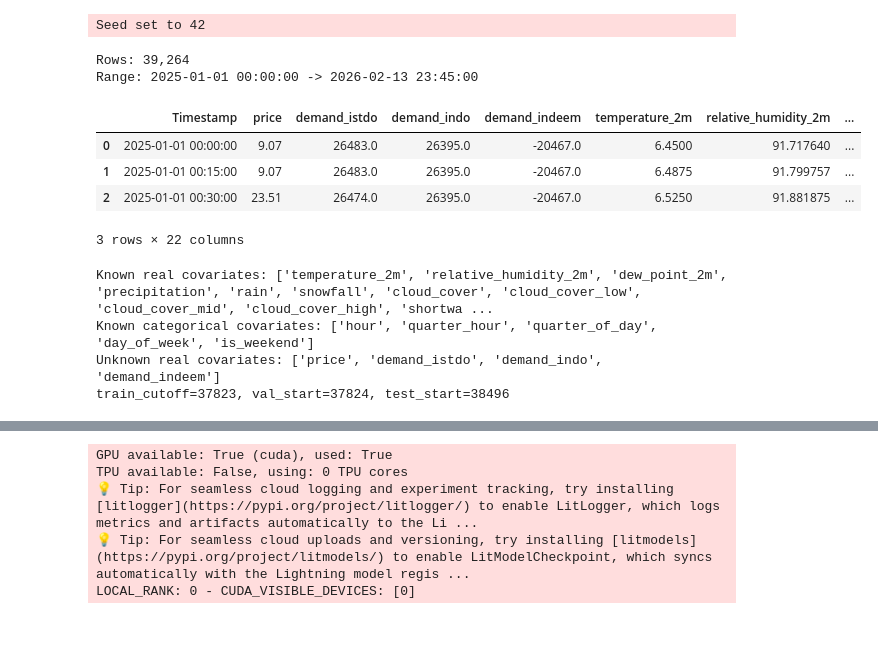
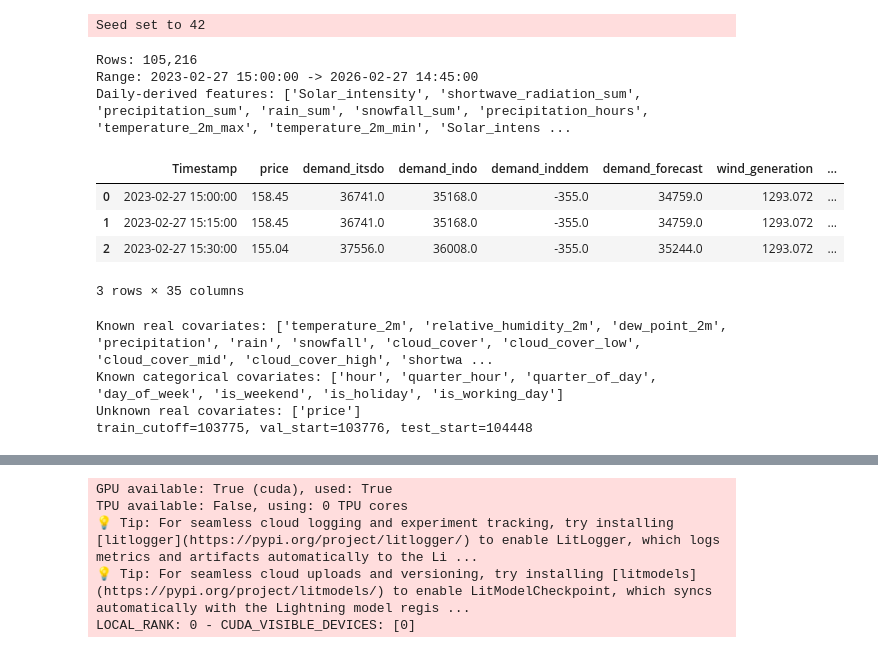
Before and after one commit to yasminejune/pv_bess_optimiser, a Jupyter notebook: src/ors/services/prediction/tft_day_ahead_15min_forecasting.ipynb, the cells around one changed output, grey strips where cells are left out. Cells and saved outputs as stored; diff of their text form; code cells hidden in the pictures.

```diff
--- a/src/ors/services/prediction/tft_day_ahead_15min_forecasting.ipynb
+++ b/src/ors/services/prediction/tft_day_ahead_15min_forecasting.ipynb
@@ -37,8 +40,9 @@ Seed set to 42
 # %%
 PROJECT_ROOT = Path.cwd().parent.parent.parent.parent
 PRICE_PATH = PROJECT_ROOT / "data" / "price_data.csv"
-WEATHER_PATH = PROJECT_ROOT / "data" / "historical_hourly_2025.csv"
+WEATHER_PATH = PROJECT_ROOT / "data" / "historical_hourly_2023_2025.csv"
 OUTPUT_PATH = PROJECT_ROOT / "Prediction" / "tft_day_ahead_24h_15min.csv"
+WEATHER_DAILY = PROJECT_ROOT / "data" / "historical_daily_2023_2025.csv"
 
 # 15-minute base series
 price_df = pd.read_csv(PRICE_PATH)
@@ -47,7 +51,7 @@ price_df[ts_col] = pd.to_datetime(price_df[ts_col], utc=True, errors="coerce").d
 price_df = price_df.rename(columns={ts_col: "Timestamp"})
 price_df = price_df.sort_values("Timestamp").drop_duplicates("Timestamp")
 
-base_cols = [c for c in ["Timestamp", "price", "demand_istdo", "demand_indo", "demand_indeem"] if c in price_df.columns]
+base_cols = [c for c in ["Timestamp", "price", "demand_itsdo", "demand_indo", "demand_inddem", "demand_forecast", "wind_generation", "solar_generation", "margin_daily_forecast"] if c in price_df.columns]
 price_df = price_df[base_cols]
 
 full_index = pd.date_range(price_df["Timestamp"].min(), price_df["Timestamp"].max(), freq="15min")
@@ -72,47 +76,77 @@ weather_df = weather_df[["WeatherTimestamp"] + hourly_keep]
 
 weather_df = weather_df.set_index("WeatherTimestamp")
 weather_15min_index = pd.date_range(price_df["Timestamp"].min(), price_df["Timestamp"].max(), freq="15min")
 weather_15min = weather_df.reindex(weather_15min_index)
 
 numeric_weather_cols = [c for c in weather_15min.columns if c != "weather_code"]
 if numeric_weather_cols:
     weather_15min[numeric_weather_cols] = weather_15min[numeric_weather_cols].interpolate(
         method="time", limit_direction="both"
     )
 
 if "weather_code" in weather_15min.columns:
     weather_15min["weather_code"] = weather_15min["weather_code"].ffill().bfill()
 
 weather_15min = weather_15min.reset_index().rename(columns={"index": "Timestamp"})
 df = price_df.merge(weather_15min, on="Timestamp", how="left")
 
+# Daily weather/sun features -> 15-minute features (ETL-style Solar_intensity + daily numeric vars)
+daily_df = pd.read_csv(WEATHER_DAILY)
+d_ts = "date_utc" if "date_utc" in daily_df.columns else "Timestamp"
+daily_df[d_ts] = pd.to_datetime(daily_df[d_ts], utc=True, errors="coerce").dt.tz_convert(None)
+daily_df = daily_df.rename(columns={d_ts: "Timestamp"}).sort_values("Timestamp")
+
+if {"sunrise", "daylight_duration"}.issubset(daily_df.columns):
+    sunrise = pd.to_datetime(daily_df["sunrise"], errors="coerce").dt.tz_localize(None)
+    day_length_hours = daily_df["daylight_duration"] / 3600.0
+    safe_day_length = day_length_hours.replace(0, np.nan)
+    solar_noon_dt = sunrise + pd.to_timedelta(day_length_hours / 2, unit="h")
+    hours = (daily_df["Timestamp"] - solar_noon_dt) / np.timedelta64(1, "h")
+    daily_df["Solar_intensity"] = np.maximum(0, np.cos(hours * np.pi / safe_day_length)).fillna(0.0)
+
+excluded_daily_cols = {"Timestamp", "sunrise", "sunset", "daylight_duration", "sunshine_duration"}
+daily_numeric = [c for c in daily_df.columns if c not in excluded_daily_cols and pd.api.types.is_numeric_dtype(daily_df[c])]
+
+daily_features = daily_df[["Timestamp"] + daily_numeric].drop_duplicates("Timestamp")
+daily_features = daily_features.set_index("Timestamp")
+daily_15min = daily_features.reindex(weather_15min_index).ffill().bfill().reset_index()
+daily_15min = daily_15min.rename(columns={"index": "Timestamp"})
+
+df = df.merge(daily_15min, on="Timestamp", how="left")
+
 # Fill numeric gaps (demand / residual missing values)
 for col in df.columns:
     if col == "Timestamp":
         continue
     if pd.api.types.is_numeric_dtype(df[col]):
         df[col] = df[col].interpolate(limit_direction="both").ffill().bfill()
 
 df = df.dropna(subset=["Timestamp", "price"]).sort_values("Timestamp").reset_index(drop=True)
 
 print(f"Rows: {len(df):,}")
 print(f"Range: {df['Timestamp'].min()} -> {df['Timestamp'].max()}")
+print("Daily-derived features:", [c for c in ["Solar_intensity"] + daily_numeric if c in df.columns])
 display(df.head(3))
 # %% [output]
-Rows: 39,264
-Range: 2025-01-01 00:00:00 -> 2026-02-13 23:45:00
+Rows: 105,216
+Range: 2023-02-27 15:00:00 -> 2026-02-27 14:45:00
+Daily-derived features: ['Solar_intensity', 'shortwave_radiation_sum', 'precipitation_sum', 'rain_sum', 'snowfall_sum', 'precipitation_hours', 'temperature_2m_max', 'temperature_2m_min', 'Solar_intens ...
-|  | Timestamp | price | demand_istdo | demand_indo | demand_indeem | temperature_2m | relative_humidity_2m | ... |
-| 0 | 2025-01-01 00:00:00 | 9.07 | 26483.0 | 26395.0 | -20467.0 | 6.4500 | 91.717640 | ... |
-| 1 | 2025-01-01 00:15:00 | 9.07 | 26483.0 | 26395.0 | -20467.0 | 6.4875 | 91.799757 | ... |
-| 2 | 2025-01-01 00:30:00 | 23.51 | 26474.0 | 26395.0 | -20467.0 | 6.5250 | 91.881875 | ... |
+|  | Timestamp | price | demand_itsdo | demand_indo | demand_inddem | demand_forecast | wind_generation | ... |
+| 0 | 2023-02-27 15:00:00 | 158.45 | 36741.0 | 35168.0 | -355.0 | 34759.0 | 1293.072 | ... |
+| 1 | 2023-02-27 15:15:00 | 158.45 | 36741.0 | 35168.0 | -355.0 | 34759.0 | 1293.072 | ... |
+| 2 | 2023-02-27 15:30:00 | 155.04 | 37556.0 | 36008.0 | -355.0 | 35244.0 | 1293.072 | ... |
-3 rows × 22 columns
+3 rows × 35 columns
 # %%
 # 15-minute calendar features (known in the future)
+
+uk_holidays = holidays.CountryHoliday("UK")
 df["hour"] = df["Timestamp"].dt.hour.astype(str)
 df["quarter_hour"] = (df["Timestamp"].dt.minute // 15).astype(str)
 df["quarter_of_day"] = ((df["Timestamp"].dt.hour * 60 + df["Timestamp"].dt.minute) // 15).astype(str)
 df["day_of_week"] = df["Timestamp"].dt.dayofweek.astype(str)
 df["is_weekend"] = (df["Timestamp"].dt.dayofweek >= 5).astype(str)
+df["is_holiday"] = df["Timestamp"].dt.date.isin(uk_holidays).astype(str)
+df["is_working_day"] = ((df["is_weekend"] == "False") & (df["is_holiday"] == "False")).astype(str)
 
 # Cyclical known reals
 minute_of_day = df["Timestamp"].dt.hour * 60 + df["Timestamp"].dt.minute
@@ -134,13 +168,19 @@ known_weather = [
     "cloud_cover", "cloud_cover_low", "cloud_cover_mid", "cloud_cover_high",
     "shortwave_radiation", "direct_radiation",
     "wind_speed_10m", "wind_gusts_10m", "wind_direction_10m",
-    "surface_pressure"
+    "surface_pressure", "Solar_intensity"
 ]
-known_reals = [c for c in known_weather if c in df.columns] + ["tod_sin", "tod_cos", "dow_sin", "dow_cos"]
+price_known_reals = ["demand_itsdo","demand_indo","demand_inddem","demand_forecast","wind_generation","solar_generation","margin_daily_forecast"]
+daily_known_reals = [c for c in daily_numeric if c in df.columns and c != "price"] if "daily_numeric" in globals() else []
+known_reals = [c for c in known_weather if c in df.columns] + daily_known_reals + ["tod_sin", "tod_cos", "dow_sin", "dow_cos"] + price_known_reals
+known_reals = list(dict.fromkeys(known_reals))
+
 known_categoricals = [
-    c for c in ["hour", "quarter_hour", "quarter_of_day", "day_of_week", "is_weekend"] if c in df.columns
+    c
+    for c in ["hour", "quarter_hour", "quarter_of_day", "day_of_week", "is_weekend", "is_holiday", "is_working_day"]
+    if c in df.columns
 ]
-unknown_reals = [c for c in ["price", "demand_istdo", "demand_indo", "demand_indeem"] if c in df.columns]
+unknown_reals = [c for c in ["price"] if c in df.columns]
 
 test_steps = 7 * 24 * 4
 val_steps = 7 * 24 * 4
@@ -154,9 +194,9 @@ print("Unknown real covariates:", unknown_reals)
 print(f"train_cutoff={train_cutoff}, val_start={val_start}, test_start={test_start}")
 # %% [output]
 Known real covariates: ['temperature_2m', 'relative_humidity_2m', 'dew_point_2m', 'precipitation', 'rain', 'snowfall', 'cloud_cover', 'cloud_cover_low', 'cloud_cover_mid', 'cloud_cover_high', 'shortwa ...
-Known categorical covariates: ['hour', 'quarter_hour', 'quarter_of_day', 'day_of_week', 'is_weekend']
-Unknown real covariates: ['price', 'demand_istdo', 'demand_indo', 'demand_indeem']
-train_cutoff=37823, val_start=37824, test_start=38496
+Known categorical covariates: ['hour', 'quarter_hour', 'quarter_of_day', 'day_of_week', 'is_weekend', 'is_holiday', 'is_working_day']
+Unknown real covariates: ['price']
+train_cutoff=103775, val_start=103776, test_start=104448
 # %%
 training = TimeSeriesDataSet(
     df[df.time_idx <= train_cutoff],
```
Also changed, not shown: parts of 9 cells of this notebook, 59 other files.
